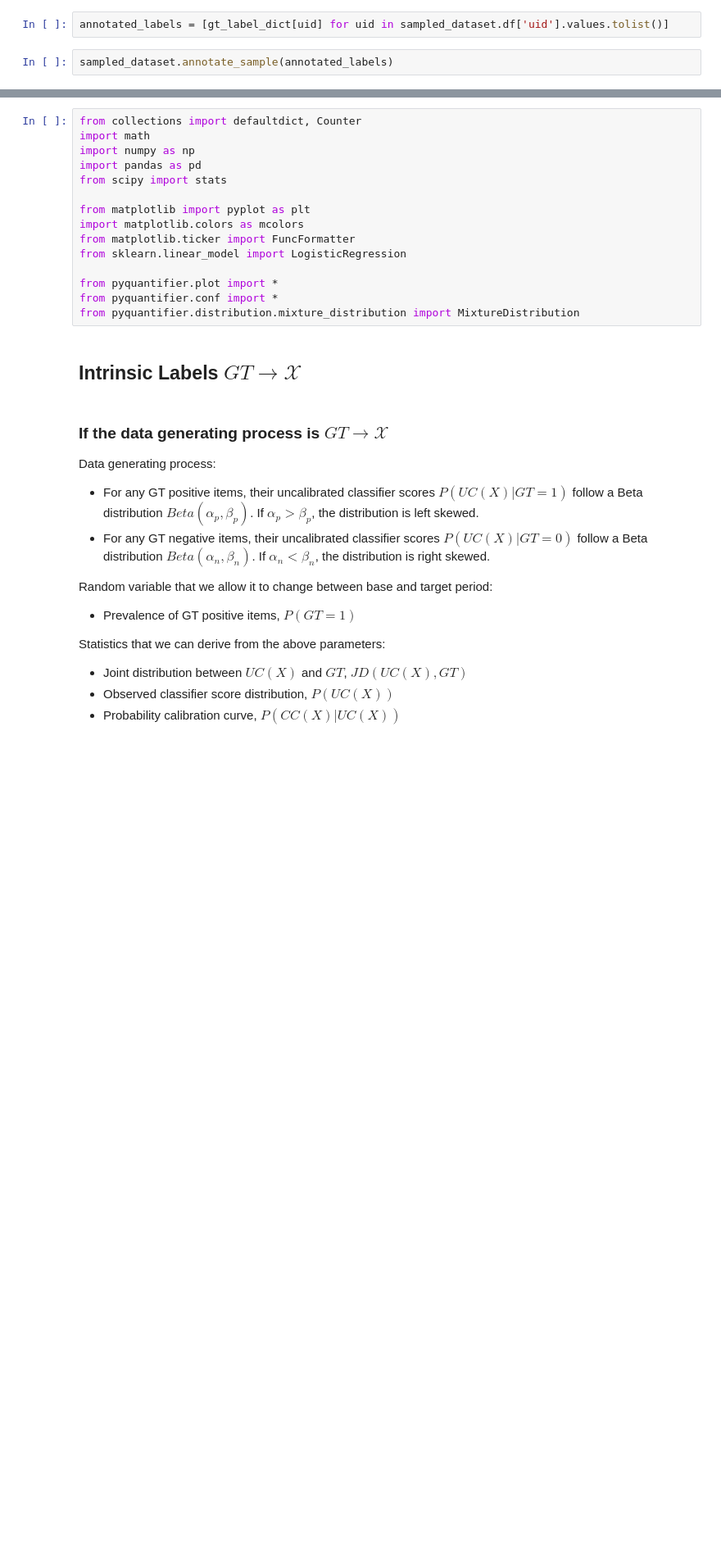
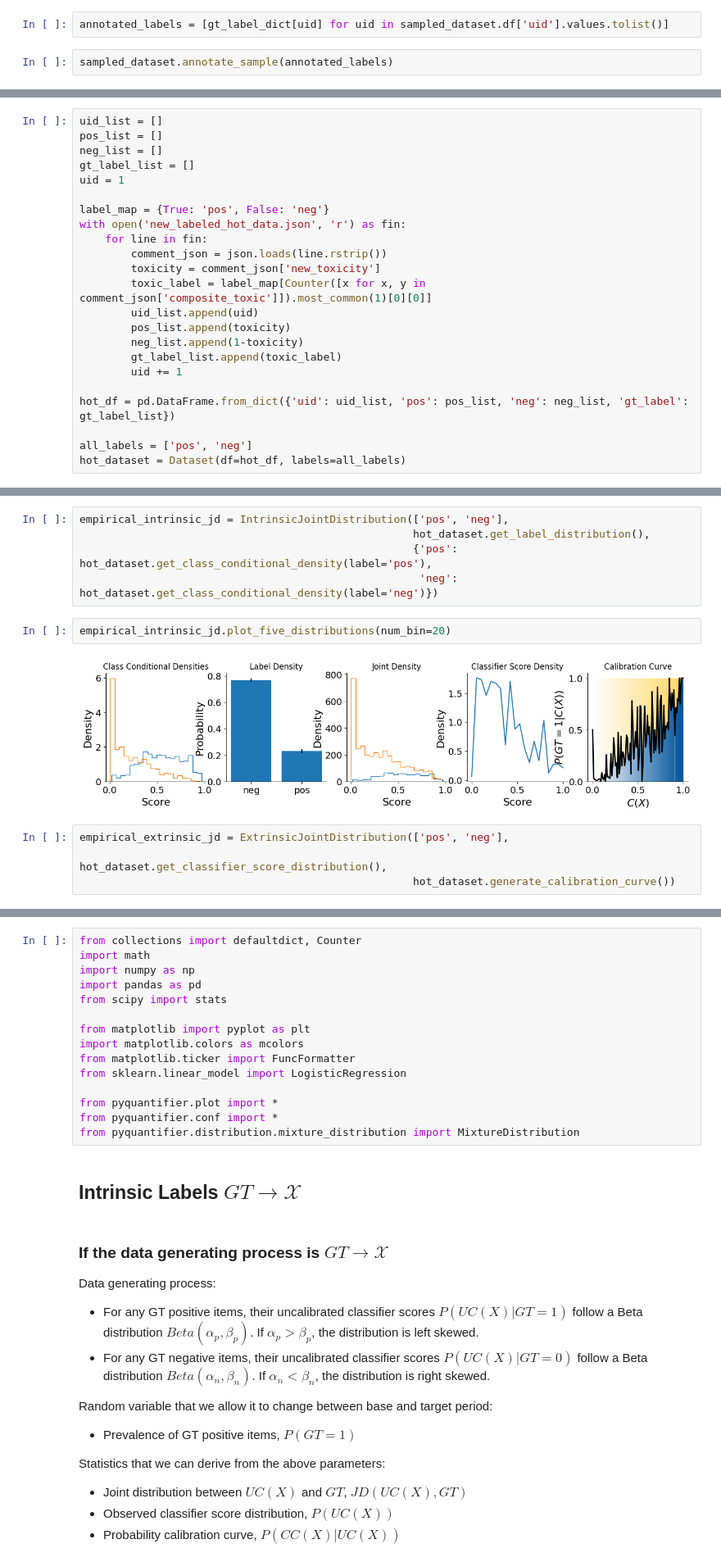
Before and after one commit to avalanchesiqi/pyquantifier, a Jupyter notebook: examples/New_Sec0-Data-Generating.ipynb, the cells around one changed output, grey strips where cells are left out. Shown at 82% size. Cells and saved outputs as stored; diff of their text form; blank space fills up the shorter version.

```diff
--- a/examples/New_Sec0-Data-Generating.ipynb
+++ b/examples/New_Sec0-Data-Generating.ipynb
@@ -183,0 +186,23 @@ sampled_dataset.generate_calibration_curve().plot()
+# %%
+uid_list = []
+pos_list = []
+neg_list = []
+gt_label_list = []
+uid = 1
+
+label_map = {True: 'pos', False: 'neg'}
+with open('new_labeled_hot_data.json', 'r') as fin:
+    for line in fin:
+        comment_json = json.loads(line.rstrip())
+        toxicity = comment_json['new_toxicity']
+        toxic_label = label_map[Counter([x for x, y in comment_json['composite_toxic']]).most_common(1)[0][0]]
+        uid_list.append(uid)
+        pos_list.append(toxicity)
+        neg_list.append(1-toxicity)
+        gt_label_list.append(toxic_label)
+        uid += 1
+
+hot_df = pd.DataFrame.from_dict({'uid': uid_list, 'pos': pos_list, 'neg': neg_list, 'gt_label': gt_label_list})
+
+all_labels = ['pos', 'neg']
+hot_dataset = Dataset(df=hot_df, labels=all_labels)
@@ -183,0 +218,13 @@ sampled_dataset.generate_calibration_curve().plot()
+# %%
+empirical_intrinsic_jd = IntrinsicJointDistribution(['pos', 'neg'],
+                                                    hot_dataset.get_label_distribution(),
+                                                    {'pos': hot_dataset.get_class_conditional_density(label='pos'),
+                                                     'neg': hot_dataset.get_class_conditional_density(label='neg')})
+# %%
+empirical_intrinsic_jd.plot_five_distributions(num_bin=20)
+# %% [output]
+[figure, added]
+# %%
+empirical_extrinsic_jd = ExtrinsicJointDistribution(['pos', 'neg'],
+                                                    hot_dataset.get_classifier_score_distribution(),
+                                                    hot_dataset.generate_calibration_curve())
```
Also changed, not shown: parts of 19 cells of this notebook, 3 other files.
